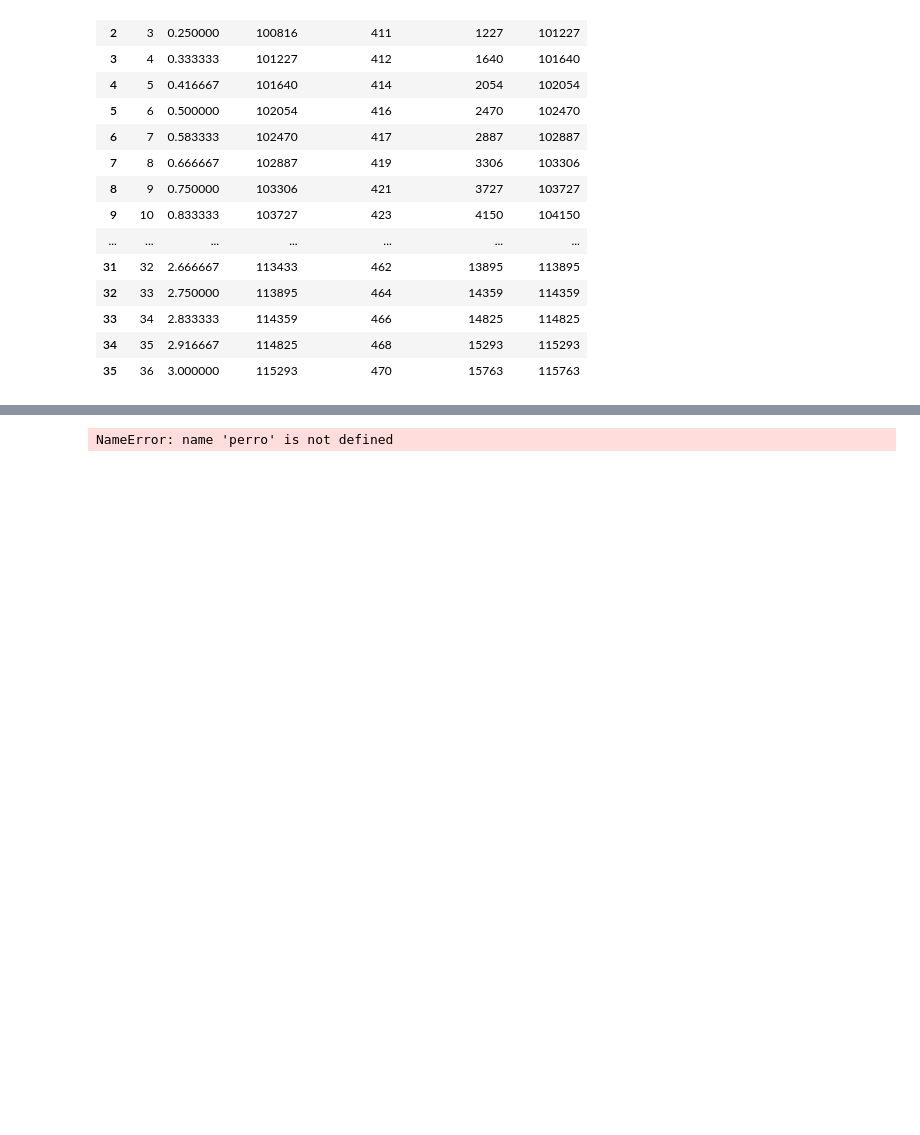
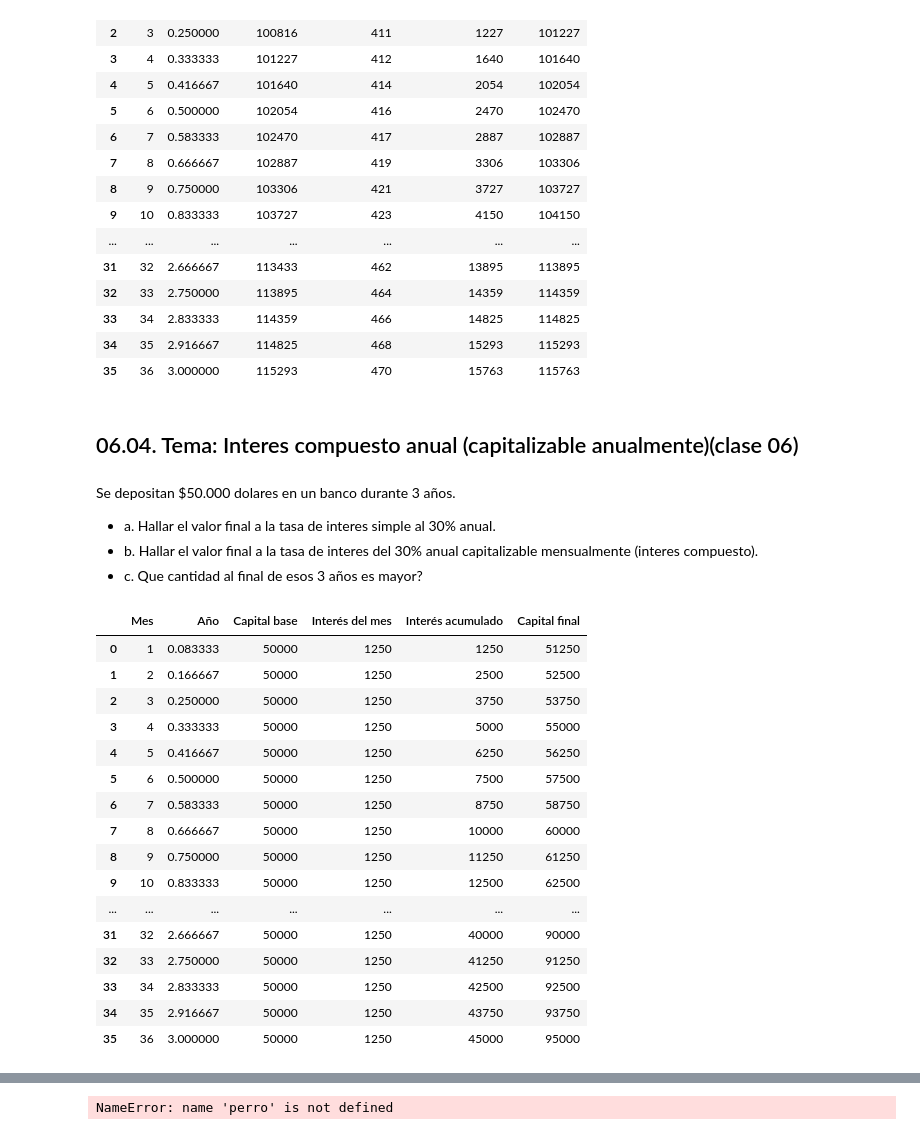
Before and after one commit to alexandergribenchenko/Data_Science_Finanzas, a Jupyter notebook: DS_FIN_01_Creditos_estudio.ipynb, the cells around one changed output, grey strips where cells are left out. Cells and saved outputs as stored; diff of their text form; code cells hidden in the pictures; blank space fills up the shorter version.

```diff
--- a/DS_FIN_01_Creditos_estudio.ipynb
+++ b/DS_FIN_01_Creditos_estudio.ipynb
@@ -128,7 +128,7 @@ def generar_tabla_apply(capital_inicial, tasa_anual, m, n):
 
     return df
 # %%
-df = generar_tabla_apply(
+df = tabla_anual_interes_compuesto(
     capital_inicial=1_000_000,
     tasa_anual=0.10,
     m=1,
@@ -144,7 +144,7 @@ df
 | 3 | 4 | 1331000 | 133100 | 464100 | 1464100 |
 | 4 | 5 | 1464100 | 146410 | 610510 | 1610510 |
 # %%
-def generar_tabla_mensual(capital_inicial, tasa_anual, m, n):
+def tabla_mensual_interes_compuesto(capital_inicial, tasa_anual, m, n):
     meses_totales = n * 12
     df = pd.DataFrame({'Mes': range(1, meses_totales + 1)})
 
@@ -232,7 +232,7 @@ df
 # %% [markdown]
 Una persona  deposita 100 dolares en un banco que garantiza un interes compuesto anual del 5%, Que importe recibe la persona al cabo de 2 años? al cabo de 27 meses?
 # %%
-df = generar_tabla_mensual(
+df = tabla_mensual_interes_compuesto(
     capital_inicial=100000,
     tasa_anual=0.05,
     m=1,
@@ -258,3 +258,59 @@ df
 | 33 | 34 | 2.833333 | 114359 | 466 | 14825 | 114825 |
 | 34 | 35 | 2.916667 | 114825 | 468 | 15293 | 115293 |
 | 35 | 36 | 3.000000 | 115293 | 470 | 15763 | 115763 |
+# %% [markdown]
+## 06.04. Tema: Interes compuesto anual (capitalizable anualmente)(clase 06)
+# %% [markdown]
+Se depositan $50.000 dolares en un banco durante 3 años.
+- a. Hallar el valor final a la tasa de interes simple al 30% anual.
+- b. Hallar el valor final a la tasa de interes del 30% anual capitalizable mensualmente (interes compuesto).
+- c. Que cantidad al final de esos 3 años es mayor?
+# %%
+def tabla_mensual_interes_simple(capital_inicial, tasa_anual, n):
+    meses_totales = n * 12
+    df = pd.DataFrame({'Mes': range(1, meses_totales + 1)})
+
+    # Convertimos mes a fracción de año
+    df['Año'] = df['Mes'] / 12
+
+    # Capital base (constante)
+    df['Capital base'] = capital_inicial
+
+    # Interés del mes (constante cada mes)
+    interes_mensual = capital_inicial * tasa_anual / 12
+    df['Interés del mes'] = round(interes_mensual)
+
+    # Interés acumulado hasta el mes n
+    df['Interés acumulado'] = df['Año'].apply(
+        lambda t: round(capital_inicial * tasa_anual * t)
+    )
+
+    # Capital final
+    df['Capital final'] = df['Interés acumulado'] + capital_inicial
+
+    return df
+# %%
+df_simple = tabla_mensual_interes_simple(
+    capital_inicial=50_000,
+    tasa_anual=0.30,
+    n=3
+)
+df_simple
+# %% [output]
+|  | Mes | Año | Capital base | Interés del mes | Interés acumulado | Capital final |
+| 0 | 1 | 0.083333 | 50000 | 1250 | 1250 | 51250 |
+| 1 | 2 | 0.166667 | 50000 | 1250 | 2500 | 52500 |
+| 2 | 3 | 0.250000 | 50000 | 1250 | 3750 | 53750 |
+| 3 | 4 | 0.333333 | 50000 | 1250 | 5000 | 55000 |
+| 4 | 5 | 0.416667 | 50000 | 1250 | 6250 | 56250 |
+| 5 | 6 | 0.500000 | 50000 | 1250 | 7500 | 57500 |
+| 6 | 7 | 0.583333 | 50000 | 1250 | 8750 | 58750 |
+| 7 | 8 | 0.666667 | 50000 | 1250 | 10000 | 60000 |
+| 8 | 9 | 0.750000 | 50000 | 1250 | 11250 | 61250 |
+| 9 | 10 | 0.833333 | 50000 | 1250 | 12500 | 62500 |
+| ... | ... | ... | ... | ... | ... | ... |
+| 31 | 32 | 2.666667 | 50000 | 1250 | 40000 | 90000 |
+| 32 | 33 | 2.750000 | 50000 | 1250 | 41250 | 91250 |
+| 33 | 34 | 2.833333 | 50000 | 1250 | 42500 | 92500 |
+| 34 | 35 | 2.916667 | 50000 | 1250 | 43750 | 93750 |
+| 35 | 36 | 3.000000 | 50000 | 1250 | 45000 | 95000 |
```
Also changed, not shown: parts of 20 cells of this notebook.
